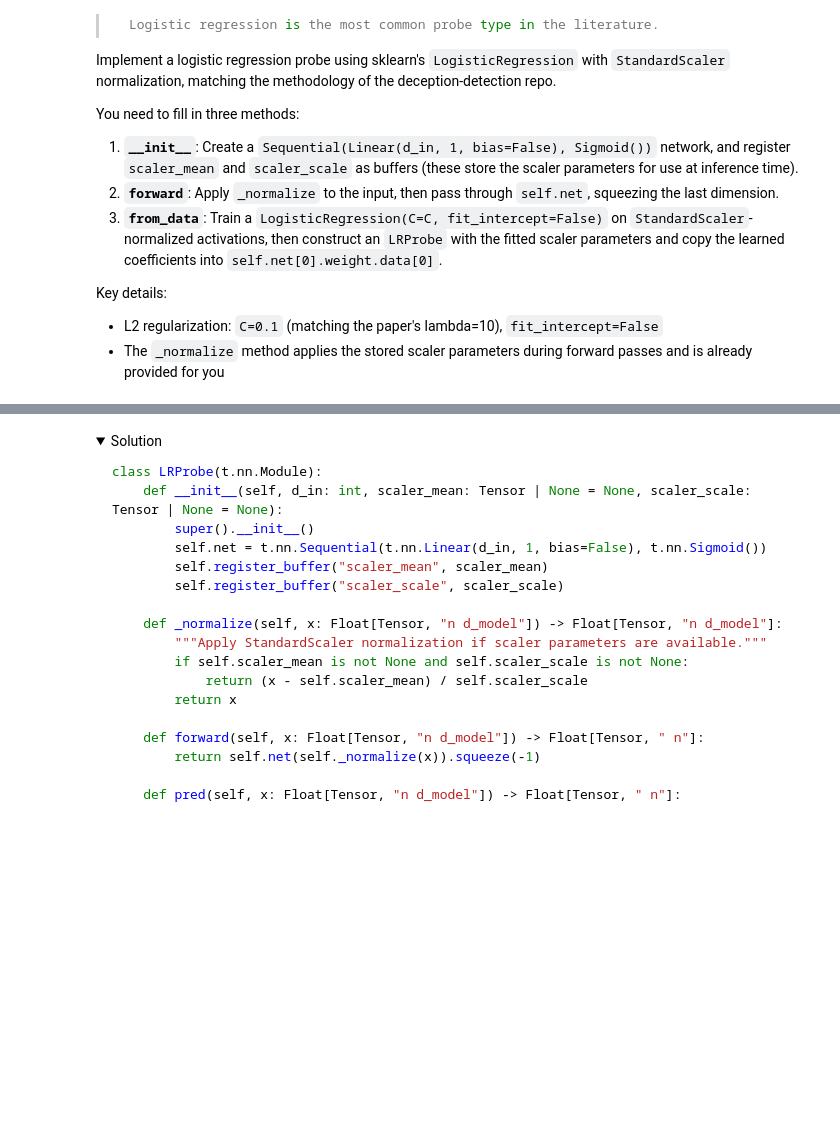
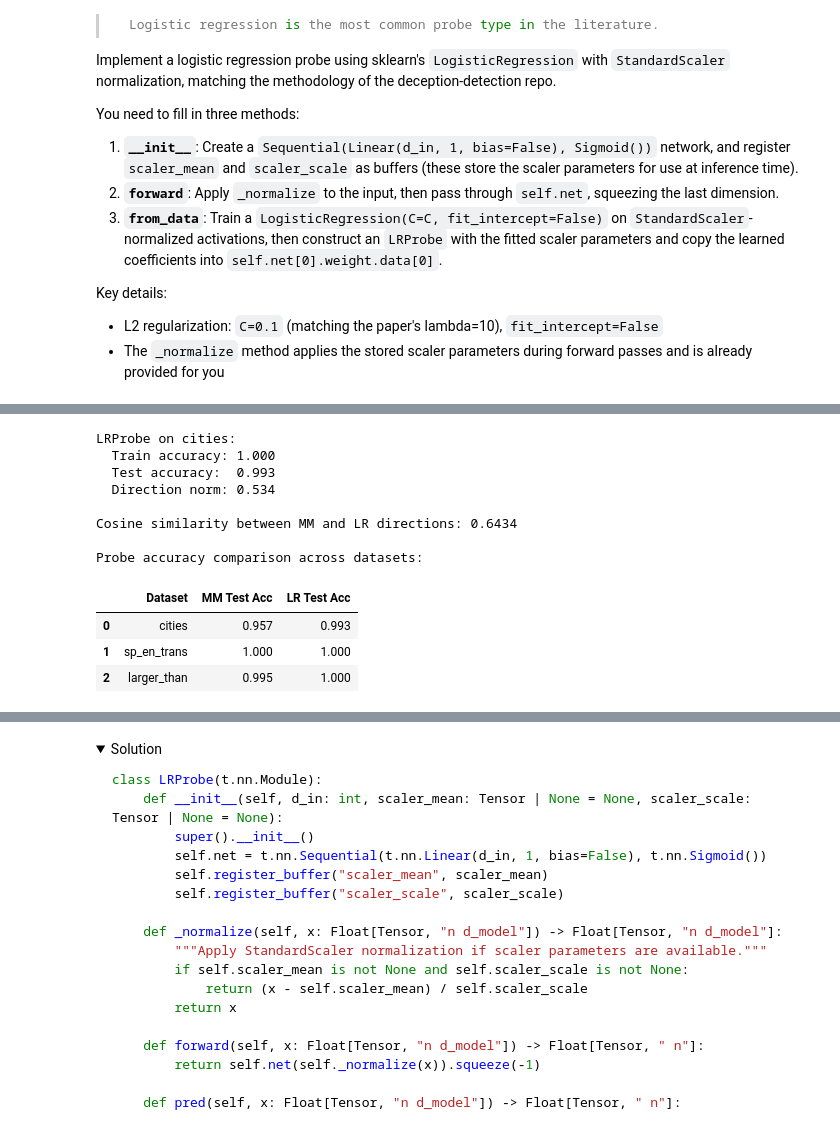
Before and after one commit to Max-Judd/ARENA-notebooks, a Jupyter notebook: chapter1_transformer_interp/exercises/part31_linear_probes/1.3.1_Linear_Probes_exercises.ipynb, the cells around one changed output, grey strips where cells are left out. Cells and saved outputs as stored; diff of their text form; code cells hidden in the pictures; folded sections open; blank space fills up the shorter version.

```diff
--- a/chapter1_transformer_interp/exercises/part31_linear_probes/1.3.1_Linear_Probes_exercises.ipynb
+++ b/chapter1_transformer_interp/exercises/part31_linear_probes/1.3.1_Linear_Probes_exercises.ipynb
@@ -900,10 +945,16 @@ class MMProbe(t.nn.Module):
     ):
         super().__init__()
         # Store direction and bias and precompute inverse covariance
-        raise NotImplementedError()
+        self.direction = direction
+        self.inv_cov = t.linalg.pinv(covariance)
+        self.atol = atol
+        self.bias = bias
 
     def forward(self, x: Float[Tensor, "n d_model"], iid: bool = False) -> Float[Tensor, " n"]:
-        raise NotImplementedError()
+      dir = self.direction
+      if iid:
+        dir = self.inv_cov @ dir
+      return t.sigmoid((x-self.bias) @ dir)
 
     def pred(self, x: Float[Tensor, "n d_model"], iid: bool = False) -> Float[Tensor, " n"]:
         return self(x, iid=iid).round()
@@ -915,7 +966,12 @@ class MMProbe(t.nn.Module):
         device: str = "cpu",
         bias: bool = True,
     ) -> "MMProbe":
-        raise NotImplementedError()
+      true_mean = ((acts*labels[:,None]).sum(dim=0))/labels.sum()
+      false_mean = ((acts*(1-labels[:,None])).sum(dim=0))/(1-labels).sum()
+      direction,bias = true_mean - false_mean, (true_mean+false_mean)/2
+      covariance = (acts.T @ acts)/(acts.shape[0])
+      probe = MMProbe(direction=direction, covariance = covariance, bias = bias)
+      return probe
 
 
 mm_probe = MMProbe.from_data(train_acts["cities"], train_labels["cities"])
@@ -1015,7 +1078,9 @@ Key details:
 class LRProbe(t.nn.Module):
     def __init__(self, d_in: int, scaler_mean: Tensor | None = None, scaler_scale: Tensor | None = None):
         super().__init__()
-        raise NotImplementedError()
+        self.net = t.nn.Sequential(t.nn.Linear(d_in,1,bias=False),t.nn.Sigmoid())
+        self.scaler_mean = scaler_mean
+        self.scaler_scale = scaler_scale
 
     def _normalize(self, x: Float[Tensor, "n d_model"]) -> Float[Tensor, "n d_model"]:
         """Apply StandardScaler normalization if scaler parameters are available."""
@@ -1024,7 +1089,8 @@ class LRProbe(t.nn.Module):
         return x
 
     def forward(self, x: Float[Tensor, "n d_model"]) -> Float[Tensor, " n"]:
-        raise NotImplementedError()
+        x = self.net(self._normalize(x)).squeeze(-1)
+        return x
 
     def pred(self, x: Float[Tensor, "n d_model"]) -> Float[Tensor, " n"]:
         return self(x).round()
@@ -1051,7 +1117,25 @@ class LRProbe(t.nn.Module):
                 The repo class default is reg_coeff=1000 (C=0.001), which is stronger.
             device: Device to place the resulting probe on.
         """
-        raise NotImplementedError()
+        X = acts.cpu().float().numpy()
+        y = labels.cpu().float().numpy()
+
+        # Standardize features (zero mean, unit variance) before fitting, as in the paper
+        scaler = StandardScaler()
+        X_scaled = scaler.fit_transform(X)
+
+        # fit_intercept=False: the paper fits on normalized data so the intercept is redundant
+        lr_model = LogisticRegression(C=C, random_state=42, fit_intercept=False, max_iter=1000)
+        lr_model.fit(X_scaled, y)
+
+        # Build probe with scaler parameters baked in
+        scaler_mean = t.tensor(scaler.mean_, dtype=t.float32)
+        scaler_scale = t.tensor(scaler.scale_, dtype=t.float32)
+        probe = LRProbe(acts.shape[-1], scaler_mean=scaler_mean, scaler_scale=scaler_scale).to(device)
+        probe.net[0].weight.data[0] = t.tensor(lr_model.coef_[0], dtype=t.float32).to(device)
+
+        return probe
+
 
 
 lr_probe = LRProbe.from_data(train_acts["cities"], train_labels["cities"], device="cpu")
@@ -1103,3 +1187,4 @@ fig.update_layout(
     width=600,
 )
 fig.show()
+# %% [output]
@@ -1105,0 +1192,12 @@ fig.show()
+LRProbe on cities:
+  Train accuracy: 1.000
+  Test accuracy:  0.993
+  Direction norm: 0.534
+
+Cosine similarity between MM and LR directions: 0.6434
+
+Probe accuracy comparison across datasets:
+|  | Dataset | MM Test Acc | LR Test Acc |
+| 0 | cities | 0.957 | 0.993 |
+| 1 | sp_en_trans | 1.000 | 1.000 |
+| 2 | larger_than | 0.995 | 1.000 |
```
Also changed, not shown: parts of 19 cells of this notebook.
